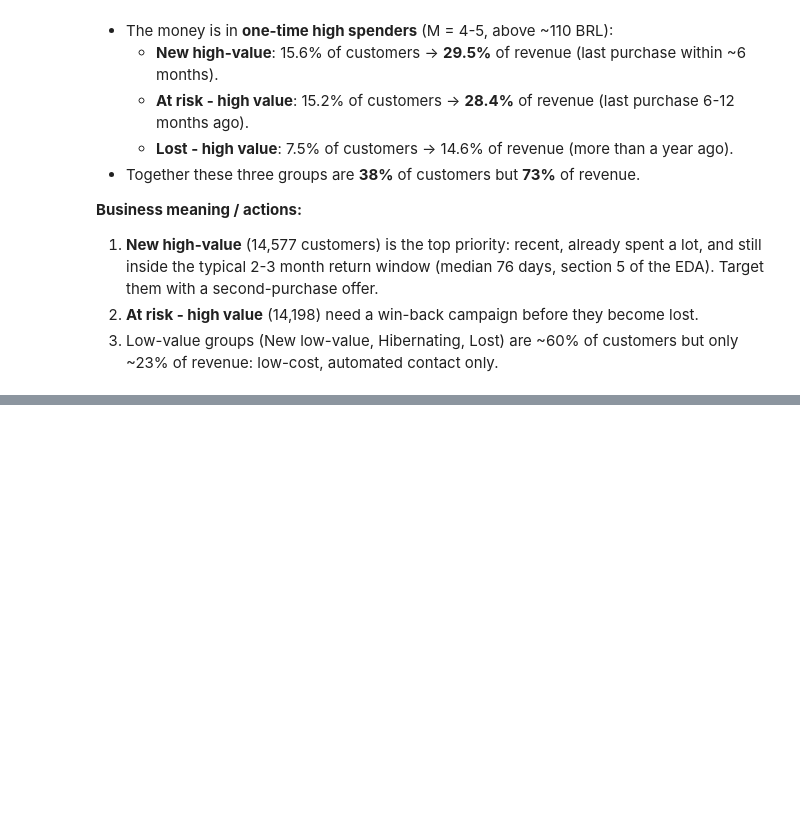
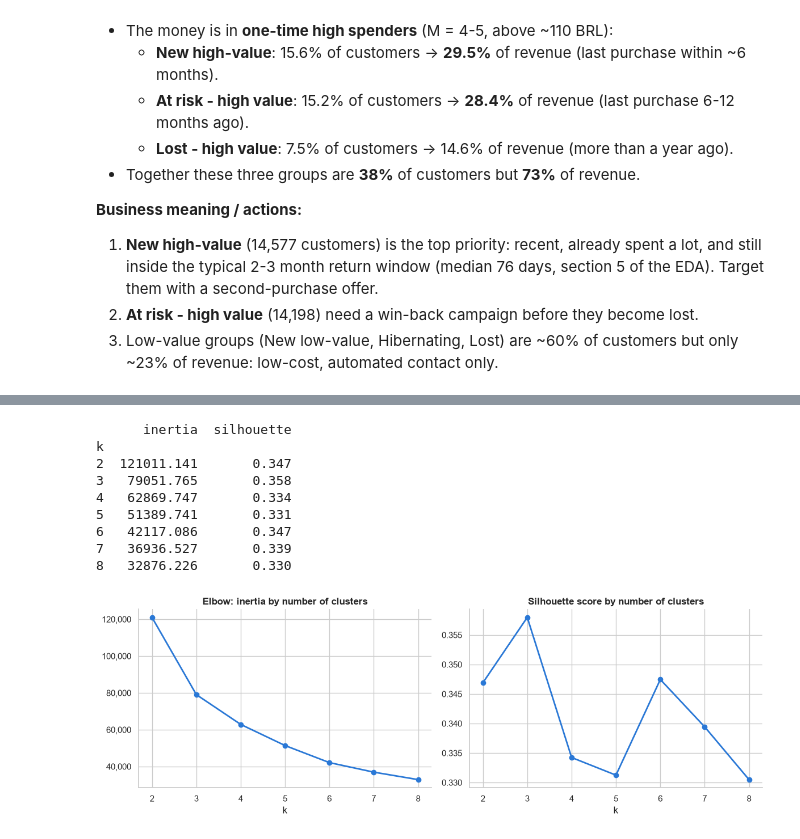
Before and after one commit to MohammedAltatari/olist-customer-analytics, a Jupyter notebook: notebooks/02_rfm_segmentation.ipynb, the cells around one changed output, grey strips where cells are left out. Drawn from its saved outputs; the diff is of its cells as text; code cells hidden in the pictures; blank space fills up the shorter version.

Commit message:
Step 2.4: K-Means clustering and comparison with rule-based segments

```diff
--- a/notebooks/02_rfm_segmentation.ipynb
+++ b/notebooks/02_rfm_segmentation.ipynb
@@ -235,0 +246,13 @@ plt.show()
+# %%
+from sklearn.preprocessing import StandardScaler
+from sklearn.cluster import KMeans
+from sklearn.metrics import silhouette_score
+
+features = pd.DataFrame({
+    "recency_days": rfm["recency_days"],
+    "log_monetary": np.log1p(rfm["monetary"]),
+}, index=rfm.index)
+
+scaler = StandardScaler()
+X = scaler.fit_transform(features)
+print("Scaled features -> mean:", X.mean(axis=0).round(2), "| std:", X.std(axis=0).round(2))
@@ -235,0 +267,33 @@ plt.show()
+# %%
+results = []
+for k in range(2, 9):
+    km = KMeans(n_clusters=k, n_init=10, random_state=42).fit(X)
+    sil = silhouette_score(X, km.labels_, sample_size=10_000, random_state=42)
+    results.append({"k": k, "inertia": km.inertia_, "silhouette": sil})
+k_tbl = pd.DataFrame(results).set_index("k")
+print(k_tbl.round(3).to_string())
+
+fig, (ax1, ax2) = plt.subplots(1, 2, figsize=(12, 4.2))
+ax1.plot(k_tbl.index, k_tbl["inertia"], color=BLUE, lw=2, marker="o")
+ax1.set_title("Elbow: inertia by number of clusters")
+ax1.set_xlabel("k")
+ax1.yaxis.set_major_formatter(mtick.StrMethodFormatter("{x:,.0f}"))
+ax2.plot(k_tbl.index, k_tbl["silhouette"], color=BLUE, lw=2, marker="o")
+ax2.set_title("Silhouette score by number of clusters")
+ax2.set_xlabel("k")
+for ax in (ax1, ax2):
+    ax.spines[["top", "right"]].set_visible(False)
+fig.tight_layout()
+fig.savefig(IMG_DIR / "08_kmeans_k_selection.png", dpi=150, bbox_inches="tight")
+plt.show()
+# %% [output]
+      inertia  silhouette
+k
+2  121011.141       0.347
+3   79051.765       0.358
+4   62869.747       0.334
+5   51389.741       0.331
+6   42117.086       0.347
+7   36936.527       0.339
+8   32876.226       0.330
+[figure, added]
```
Also changed, not shown: parts of 9 cells of this notebook, 2 other files.
